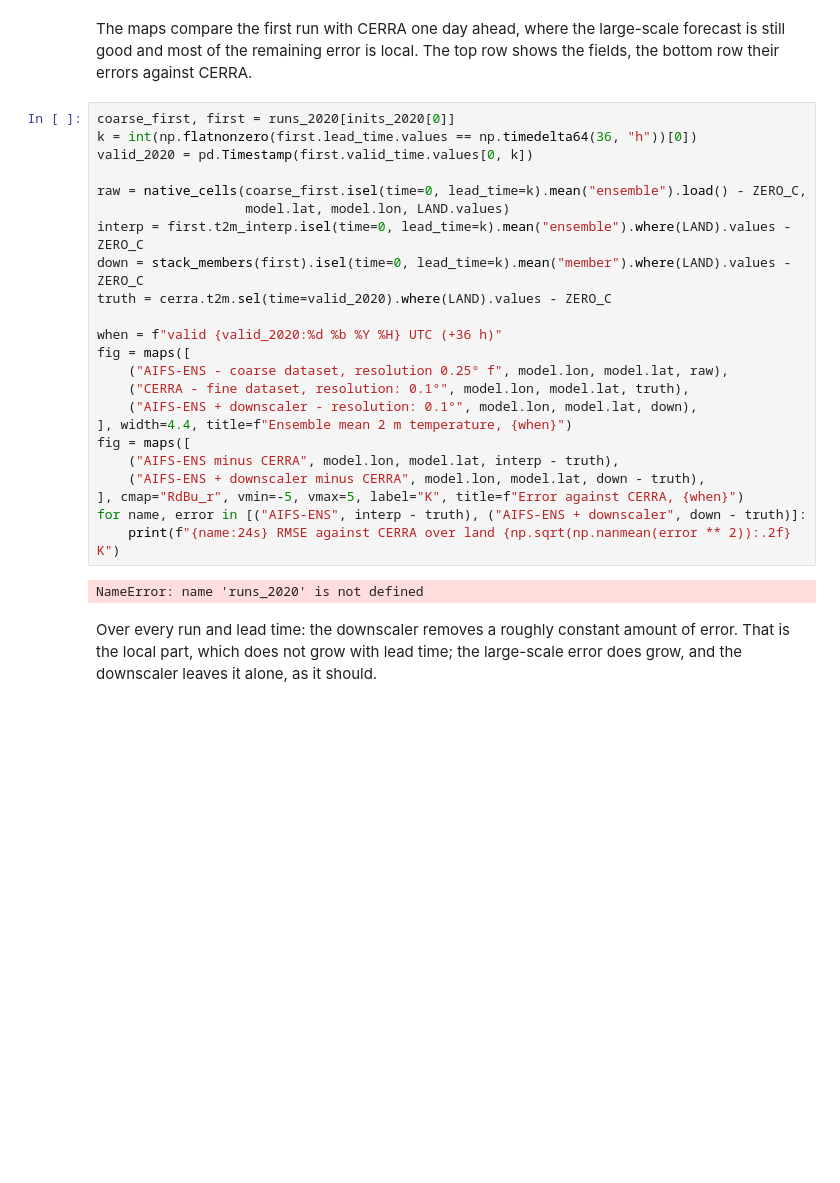
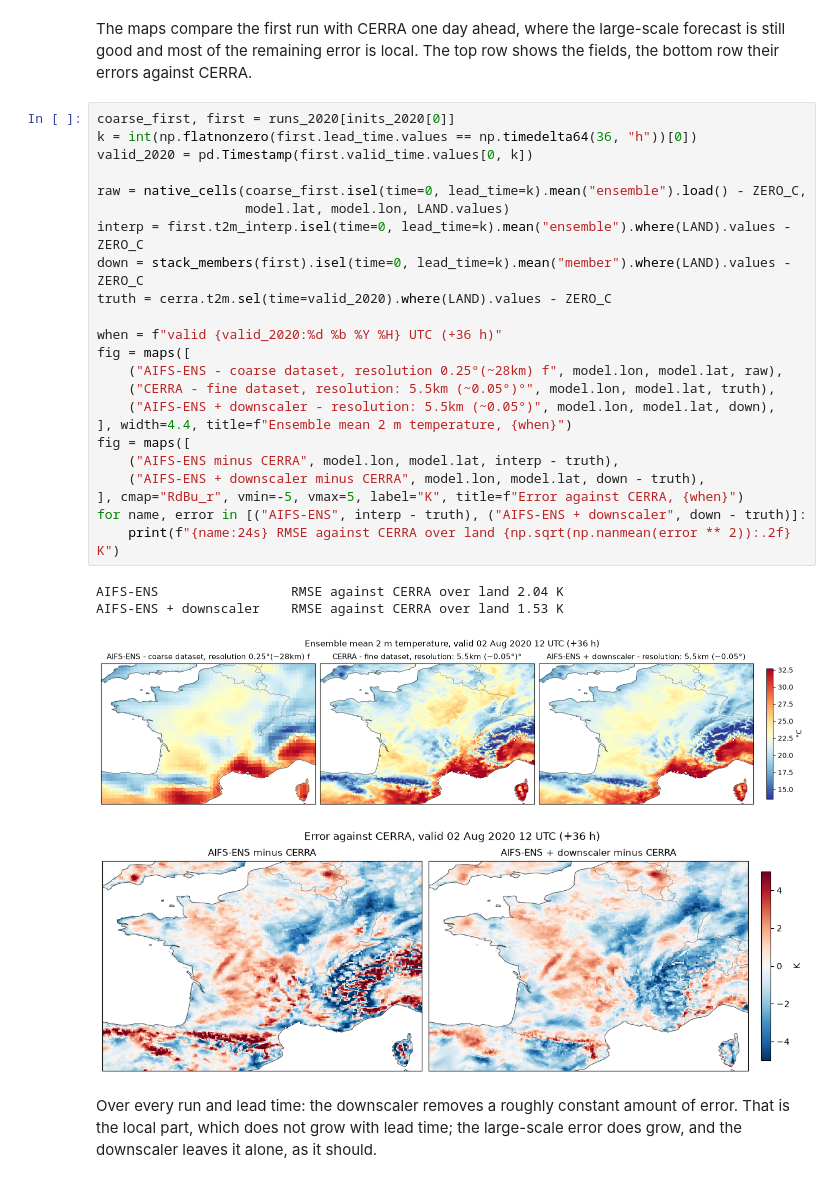
Before and after one commit to EmmaScharfmann/weather-benchmark, a Jupyter notebook: tutorial_inference.ipynb, the cells around one changed output. Cells and saved outputs as stored; diff of their text form; blank space fills up the shorter version.

```diff
--- a/tutorial_inference.ipynb
+++ b/tutorial_inference.ipynb
@@ -302,28 +312,31 @@ errors against CERRA.
 # %%
 coarse_first, first = runs_2020[inits_2020[0]]
 k = int(np.flatnonzero(first.lead_time.values == np.timedelta64(36, "h"))[0])
 valid_2020 = pd.Timestamp(first.valid_time.values[0, k])
 
 raw = native_cells(coarse_first.isel(time=0, lead_time=k).mean("ensemble").load() - ZERO_C,
                    model.lat, model.lon, LAND.values)
 interp = first.t2m_interp.isel(time=0, lead_time=k).mean("ensemble").where(LAND).values - ZERO_C
 down = stack_members(first).isel(time=0, lead_time=k).mean("member").where(LAND).values - ZERO_C
 truth = cerra.t2m.sel(time=valid_2020).where(LAND).values - ZERO_C
 
 when = f"valid {valid_2020:%d %b %Y %H} UTC (+36 h)"
 fig = maps([
-    ("AIFS-ENS - coarse dataset, resolution 0.25° f", model.lon, model.lat, raw),
-    ("CERRA - fine dataset, resolution: 0.1°", model.lon, model.lat, truth),
-    ("AIFS-ENS + downscaler - resolution: 0.1°", model.lon, model.lat, down),
+    ("AIFS-ENS - coarse dataset, resolution 0.25°(~28km) f", model.lon, model.lat, raw),
+    ("CERRA - fine dataset, resolution: 5.5km (~0.05°)°", model.lon, model.lat, truth),
+    ("AIFS-ENS + downscaler - resolution: 5.5km (~0.05°)", model.lon, model.lat, down),
 ], width=4.4, title=f"Ensemble mean 2 m temperature, {when}")
 fig = maps([
     ("AIFS-ENS minus CERRA", model.lon, model.lat, interp - truth),
     ("AIFS-ENS + downscaler minus CERRA", model.lon, model.lat, down - truth),
 ], cmap="RdBu_r", vmin=-5, vmax=5, label="K", title=f"Error against CERRA, {when}")
 for name, error in [("AIFS-ENS", interp - truth), ("AIFS-ENS + downscaler", down - truth)]:
     print(f"{name:24s} RMSE against CERRA over land {np.sqrt(np.nanmean(error ** 2)):.2f} K")
 # %% [output]
-NameError: name 'runs_2020' is not defined
+AIFS-ENS                 RMSE against CERRA over land 2.04 K
+AIFS-ENS + downscaler    RMSE against CERRA over land 1.53 K
+[figure, added]
+[figure, added]
 # %% [markdown]
 Over every run and lead time: the downscaler removes a roughly constant amount of error. That is the
 local part, which does not grow with lead time; the large-scale error does grow, and the downscaler
```
Also changed, not shown: parts of 12 cells of this notebook, 1 other file.
